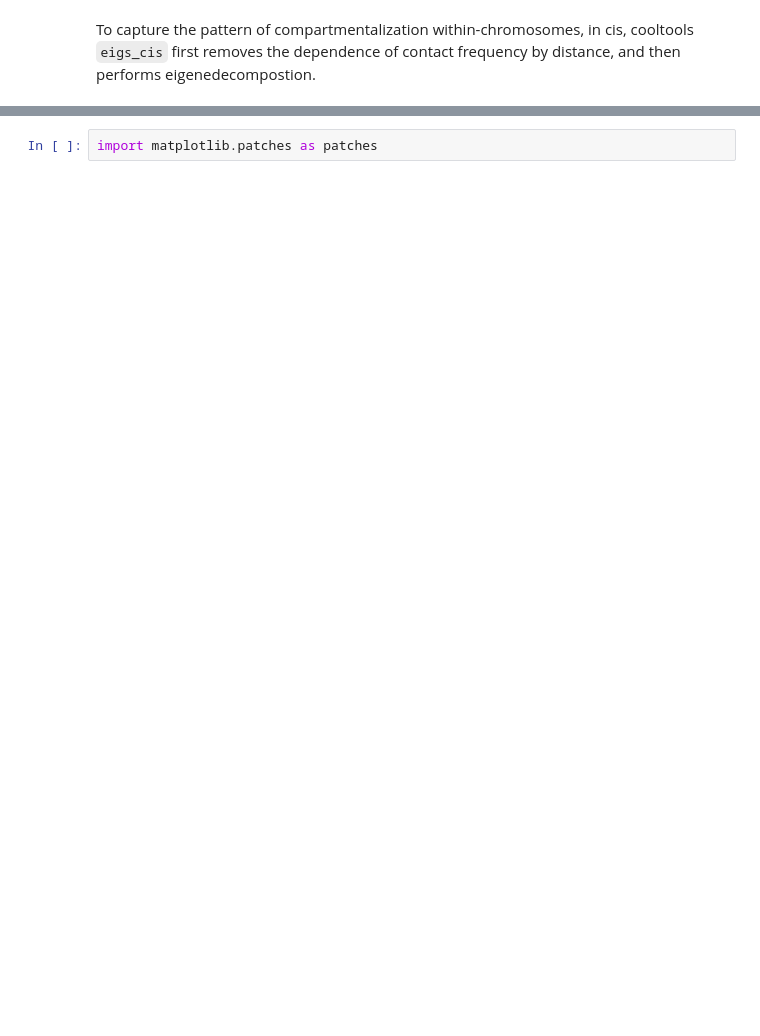
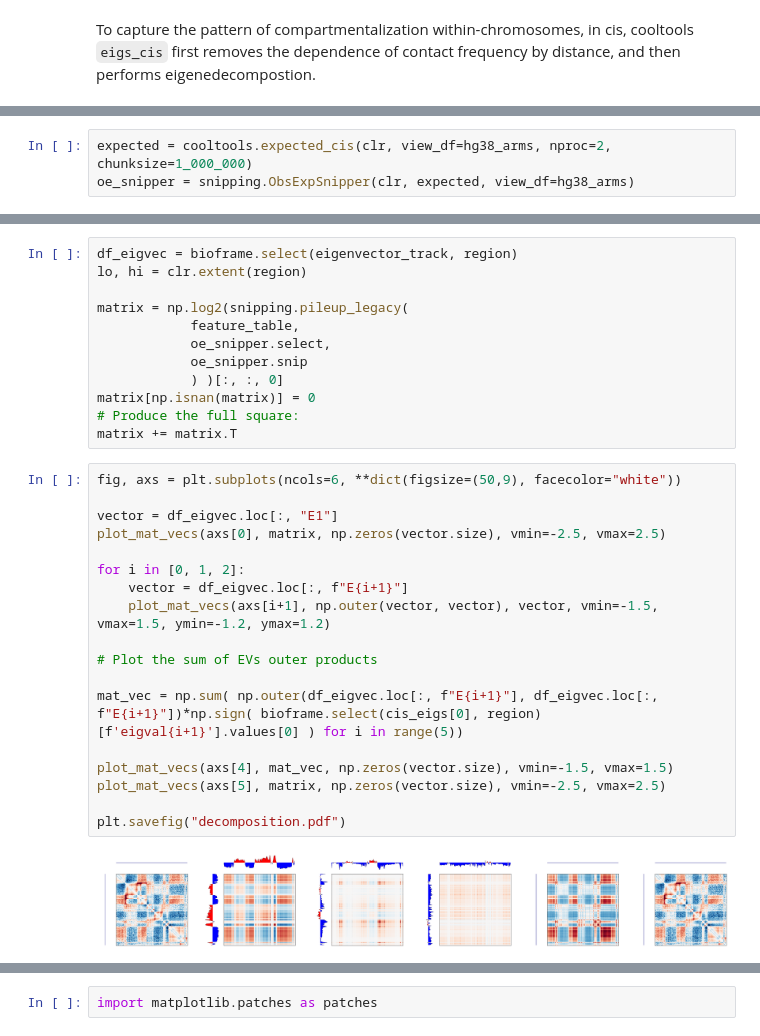
Before and after one commit to open2c/open2c_vignettes, a Jupyter notebook: cooltools_manuscript/compartments_and_saddles.ipynb, the cells around one changed output, grey strips where cells are left out. Drawn from its saved outputs; the diff is of its cells as text; blank space fills up the shorter version.

```diff
--- a/cooltools_manuscript/compartments_and_saddles.ipynb
+++ b/cooltools_manuscript/compartments_and_saddles.ipynb
@@ -272,0 +151,3 @@ To better visualize this relationship, we overlay the map with a binary segmenta
+# %%
+expected = cooltools.expected_cis(clr, view_df=hg38_arms, nproc=2, chunksize=1_000_000)
+oe_snipper = snipping.ObsExpSnipper(clr, expected, view_df=hg38_arms)
@@ -272,0 +161,32 @@ To better visualize this relationship, we overlay the map with a binary segmenta
+# %%
+df_eigvec = bioframe.select(eigenvector_track, region)
+lo, hi = clr.extent(region)
+
+matrix = np.log2(snipping.pileup_legacy(
+            feature_table,
+            oe_snipper.select,
+            oe_snipper.snip
+            ) )[:, :, 0]
+matrix[np.isnan(matrix)] = 0
+# Produce the full square:
+matrix += matrix.T
+# %%
+fig, axs = plt.subplots(ncols=6, **dict(figsize=(50,9), facecolor="white"))
+
+vector = df_eigvec.loc[:, "E1"]
+plot_mat_vecs(axs[0], matrix, np.zeros(vector.size), vmin=-2.5, vmax=2.5)
+
+for i in [0, 1, 2]:
+    vector = df_eigvec.loc[:, f"E{i+1}"]
+    plot_mat_vecs(axs[i+1], np.outer(vector, vector), vector, vmin=-1.5, vmax=1.5, ymin=-1.2, ymax=1.2)
+
+# Plot the sum of EVs outer products
+
+mat_vec = np.sum( np.outer(df_eigvec.loc[:, f"E{i+1}"], df_eigvec.loc[:, f"E{i+1}"])*np.sign( bioframe.select(cis_eigs[0], region)[f'eigval{i+1}'].values[0] ) for i in range(5))
+
+plot_mat_vecs(axs[4], mat_vec, np.zeros(vector.size), vmin=-1.5, vmax=1.5)
+plot_mat_vecs(axs[5], matrix, np.zeros(vector.size), vmin=-2.5, vmax=2.5)
+
+plt.savefig("decomposition.pdf")
+# %% [output]
+[figure, added]
```
Also changed, not shown: parts of 31 cells of this notebook.
